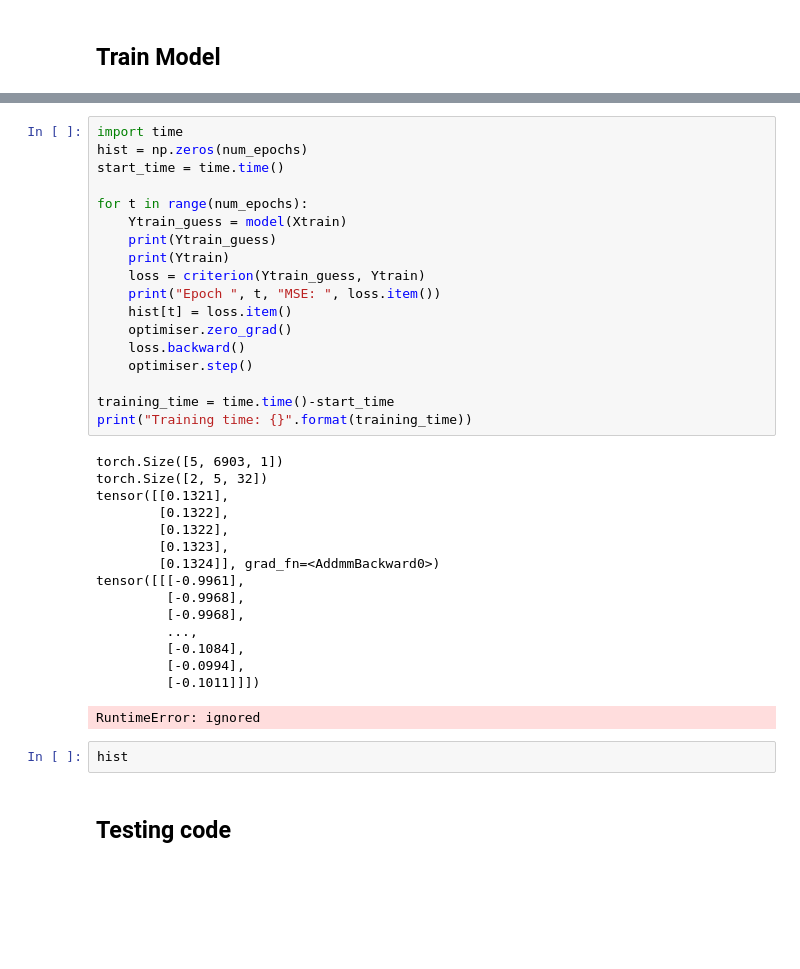
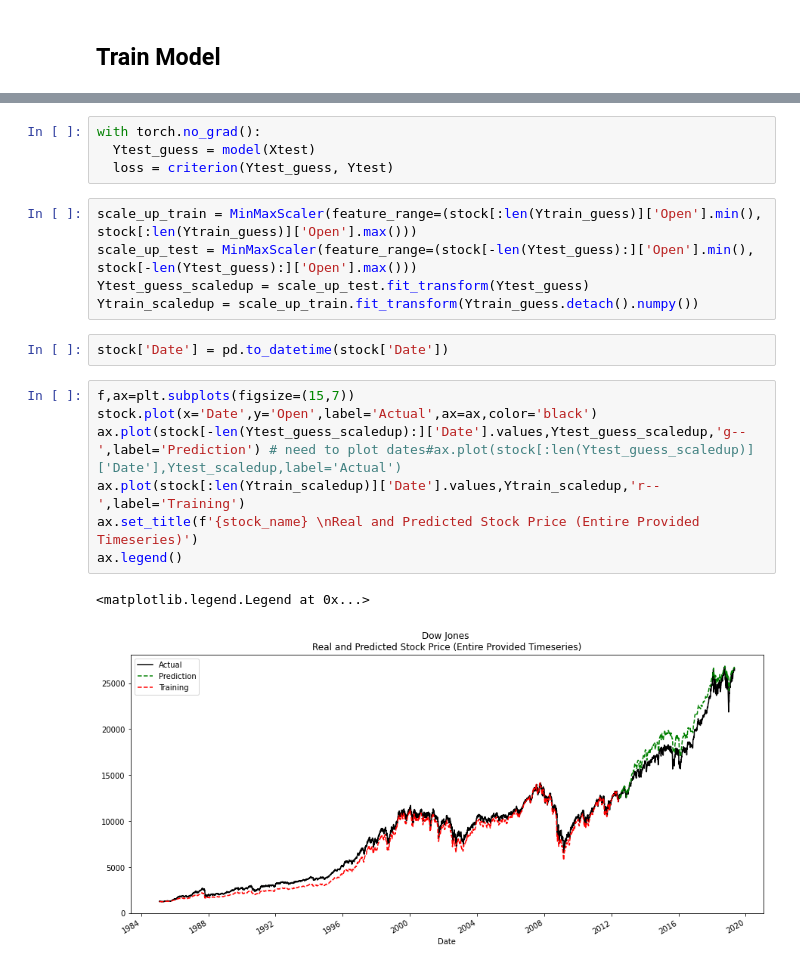
Before and after one commit to egagli/amath563, a Jupyter notebook: labs/7/Lab7_Template.ipynb, the cells around one changed output, grey strips where cells are left out. Cells and saved outputs as stored; diff of their text form; blank space fills up the shorter version.

```diff
--- a/labs/7/Lab7_Template.ipynb
+++ b/labs/7/Lab7_Template.ipynb
@@ -267,38 +128,21 @@ optimiser = torch.optim.Adam(model.parameters(), lr=0.001)
-# %%
-import time
-hist = np.zeros(num_epochs)
-start_time = time.time()
-
-for t in range(num_epochs):
-    Ytrain_guess = model(Xtrain)
-    print(Ytrain_guess)
-    print(Ytrain)
-    loss = criterion(Ytrain_guess, Ytrain)
-    print("Epoch ", t, "MSE: ", loss.item())
-    hist[t] = loss.item()
-    optimiser.zero_grad()
-    loss.backward()
-    optimiser.step()
-
-training_time = time.time()-start_time
-print("Training time: {}".format(training_time))
-# %% [output]
-torch.Size([5, 6903, 1])
-torch.Size([2, 5, 32])
-tensor([[0.1321],
-        [0.1322],
-        [0.1322],
-        [0.1323],
-        [0.1324]], grad_fn=<AddmmBackward0>)
-tensor([[[-0.9961],
-         [-0.9968],
-         [-0.9968],
-         ...,
-         [-0.1084],
-         [-0.0994],
-         [-0.1011]]])
-RuntimeError: ignored
-# %%
-hist
-# %% [markdown]
-## Testing code
+# %%
+with torch.no_grad():
+  Ytest_guess = model(Xtest)
+  loss = criterion(Ytest_guess, Ytest)
+# %%
+scale_up_train = MinMaxScaler(feature_range=(stock[:len(Ytrain_guess)]['Open'].min(), stock[:len(Ytrain_guess)]['Open'].max()))
+scale_up_test = MinMaxScaler(feature_range=(stock[-len(Ytest_guess):]['Open'].min(), stock[-len(Ytest_guess):]['Open'].max()))
+Ytest_guess_scaledup = scale_up_test.fit_transform(Ytest_guess)
+Ytrain_scaledup = scale_up_train.fit_transform(Ytrain_guess.detach().numpy())
+# %%
+stock['Date'] = pd.to_datetime(stock['Date'])
+# %%
+f,ax=plt.subplots(figsize=(15,7))
+stock.plot(x='Date',y='Open',label='Actual',ax=ax,color='black')
+ax.plot(stock[-len(Ytest_guess_scaledup):]['Date'].values,Ytest_guess_scaledup,'g--',label='Prediction') # need to plot dates#ax.plot(stock[:len(Ytest_guess_scaledup)]['Date'],Ytest_scaledup,label='Actual')
+ax.plot(stock[:len(Ytrain_scaledup)]['Date'].values,Ytrain_scaledup,'r--',label='Training')
+ax.set_title(f'{stock_name} \nReal and Predicted Stock Price (Entire Provided Timeseries)')
+ax.legend()
+# %% [output]
+<matplotlib.legend.Legend at 0x...>
+[figure, added]
```
Also changed, not shown: parts of 22 cells of this notebook.
